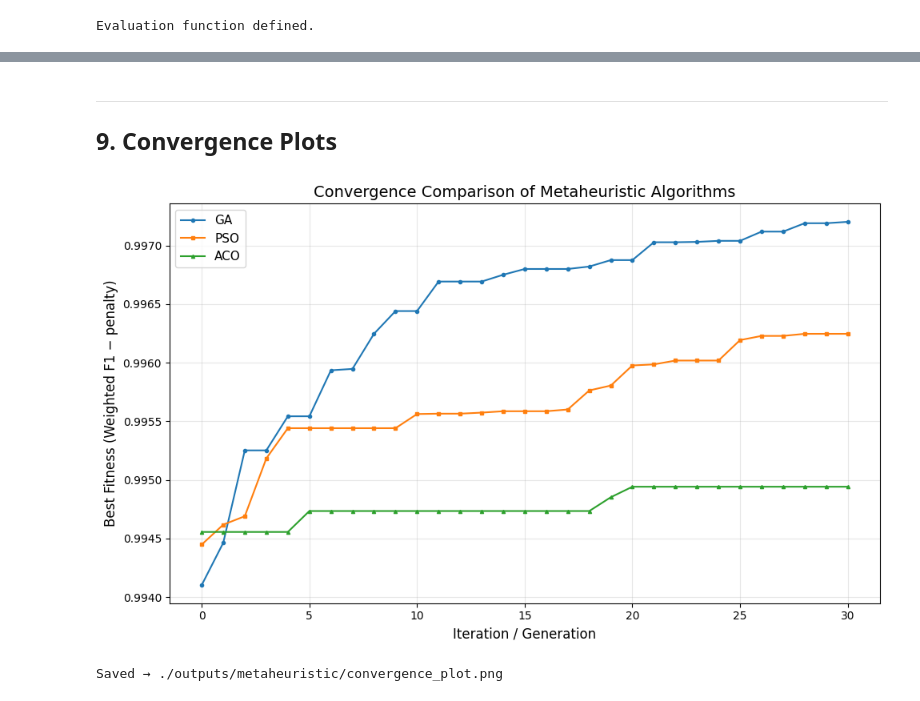
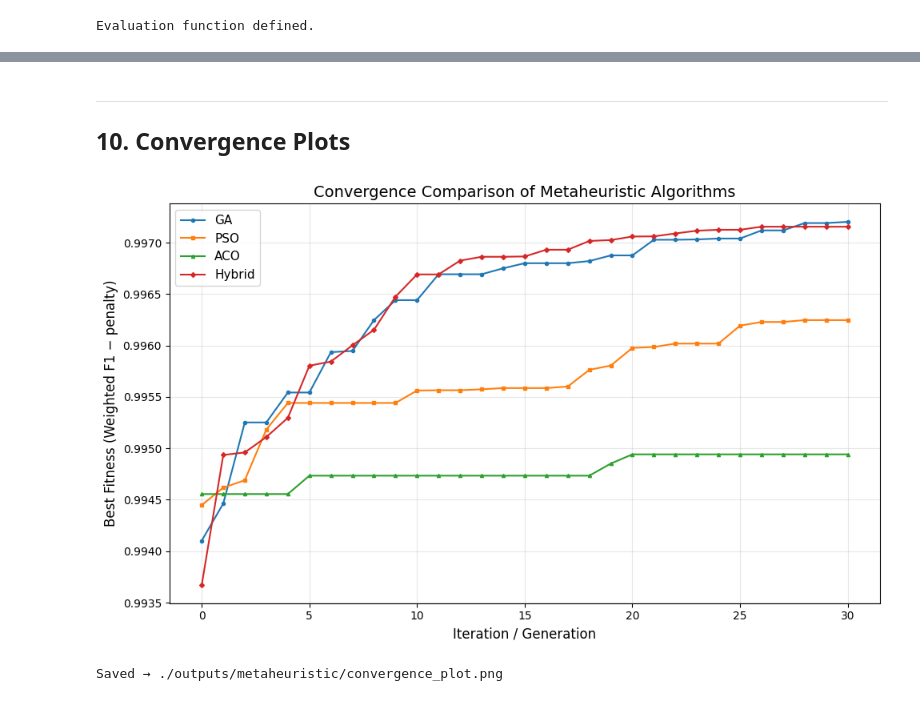
Before and after one commit to shoebill23/IDS_MetaHeurisitc_Optimization, a Jupyter notebook: metaheuristic_optimization.ipynb, the cells around one changed output, grey strips where cells are left out. Drawn from its saved outputs; the diff is of its cells as text; code cells hidden in the pictures.

```diff
--- a/metaheuristic_optimization.ipynb
+++ b/metaheuristic_optimization.ipynb
@@ -643,0 +802,30 @@ print(f"  Selected features: {aco_selected_features}")
+# %%
+# ── Run Hybrid GA-PSO ────────────────────────────────────────────────────────
+print("=" * 60)
+print("  Running Hybrid GA-PSO")
+print("=" * 60)
+
+hybrid_start = time.time()
+hybrid_best_sol, hybrid_best_fit, hybrid_convergence = hybrid_ga_pso(
+    X_opt, y_opt,
+    pop_size        = 20,
+    n_iterations    = 30,
+    crossover_rate  = 0.8,
+    mutation_rate   = 0.1,
+    tournament_size = 3,
+    elitism         = 2,
+    w_max           = 0.9,
+    w_min           = 0.4,
+    c1              = 2.0,
+    c2              = 2.0
+)
+hybrid_time = time.time() - hybrid_start
+
+hybrid_feat_mask, hybrid_hp = decode_solution(hybrid_best_sol)
+hybrid_selected_features = [feature_names[i] for i in range(n_features) if hybrid_feat_mask[i] == 1]
+
+print(f"\n  Hybrid GA-PSO completed in {hybrid_time:.1f}s")
+print(f"  Best fitness     : {hybrid_best_fit:.6f}")
+print(f"  Features selected: {len(hybrid_selected_features)}/{n_features}")
+print(f"  Hyperparameters  : {hybrid_hp}")
+print(f"  Selected features: {hybrid_selected_features}")
@@ -838,26 +1044,27 @@ GA (Genetic Algorithm)  0.998914     0.998915  0.998069   0.998919 0.998914 0.99
 Comparison saved → ./outputs/metaheuristic/comparison_metrics.csv
 # %% [markdown]
 ---
-## 9. Convergence Plots
+## 10. Convergence Plots
 # %%
 fig, ax = plt.subplots(figsize=(10, 6))
 
-ax.plot(range(len(ga_convergence)),  ga_convergence,  'o-', label='GA',  markersize=3, linewidth=1.5)
-ax.plot(range(len(pso_convergence)), pso_convergence, 's-', label='PSO', markersize=3, linewidth=1.5)
-ax.plot(range(len(aco_convergence)), aco_convergence, '^-', label='ACO', markersize=3, linewidth=1.5)
+ax.plot(range(len(ga_convergence)),      ga_convergence,      'o-', label='GA',      markersize=3, linewidth=1.5)
+ax.plot(range(len(pso_convergence)),     pso_convergence,     's-', label='PSO',     markersize=3, linewidth=1.5)
+ax.plot(range(len(aco_convergence)),     aco_convergence,     '^-', label='ACO',     markersize=3, linewidth=1.5)
+ax.plot(range(len(hybrid_convergence)),  hybrid_convergence,  'D-', label='Hybrid',  markersize=3, linewidth=1.5)
 
 ax.set_xlabel('Iteration / Generation', fontsize=12)
-ax.set_ylabel('Best Fitness (Weighted F1 − penalty)', fontsize=12)
+ax.set_ylabel('Best Fitness (Weighted F1 \u2212 penalty)', fontsize=12)
 ax.set_title('Convergence Comparison of Metaheuristic Algorithms', fontsize=14)
 ax.legend(fontsize=11)
 ax.grid(True, alpha=0.3)
 
 plt.tight_layout()
 plt.savefig(OUTPUT_DIR + 'convergence_plot.png', dpi=150)
 plt.show()
-print(f"Saved → {OUTPUT_DIR}convergence_plot.png")
+print(f"Saved \u2192 {OUTPUT_DIR}convergence_plot.png")
 # %% [output]
-[figure, old version]
+[figure, new version]
 Saved → ./outputs/metaheuristic/convergence_plot.png
 # %% [markdown]
 ---
```
Also changed, not shown: parts of 24 cells of this notebook.
